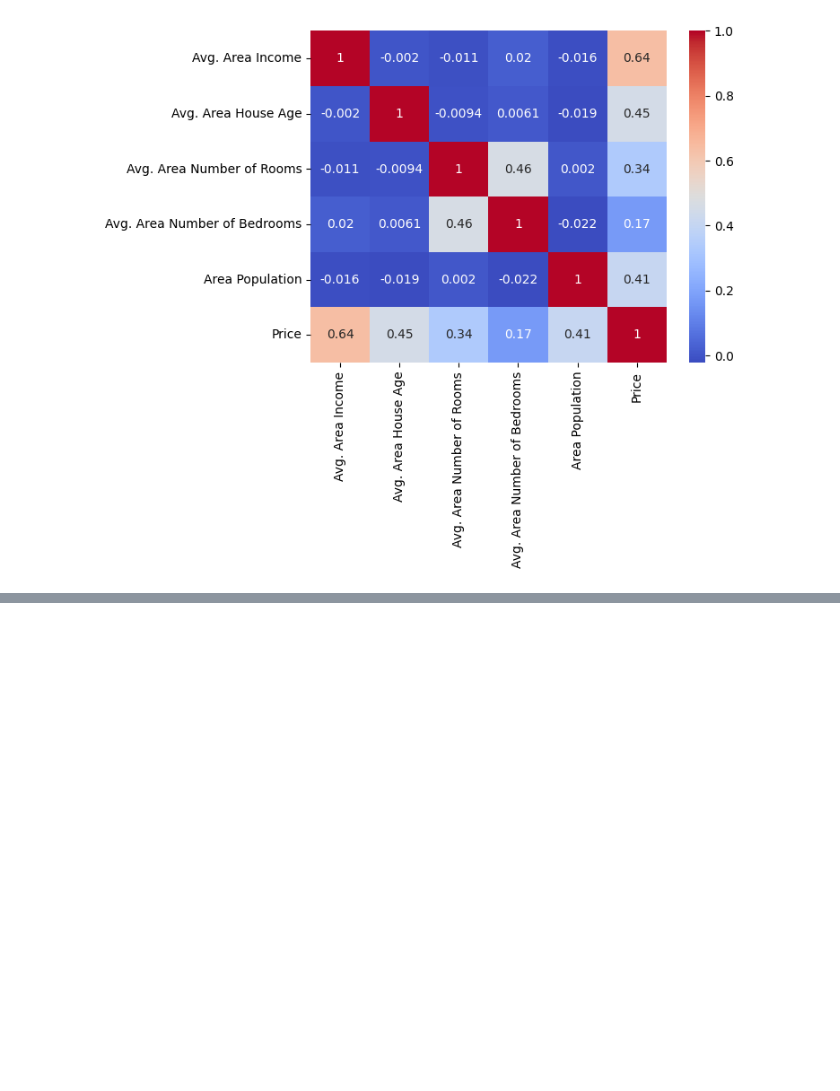
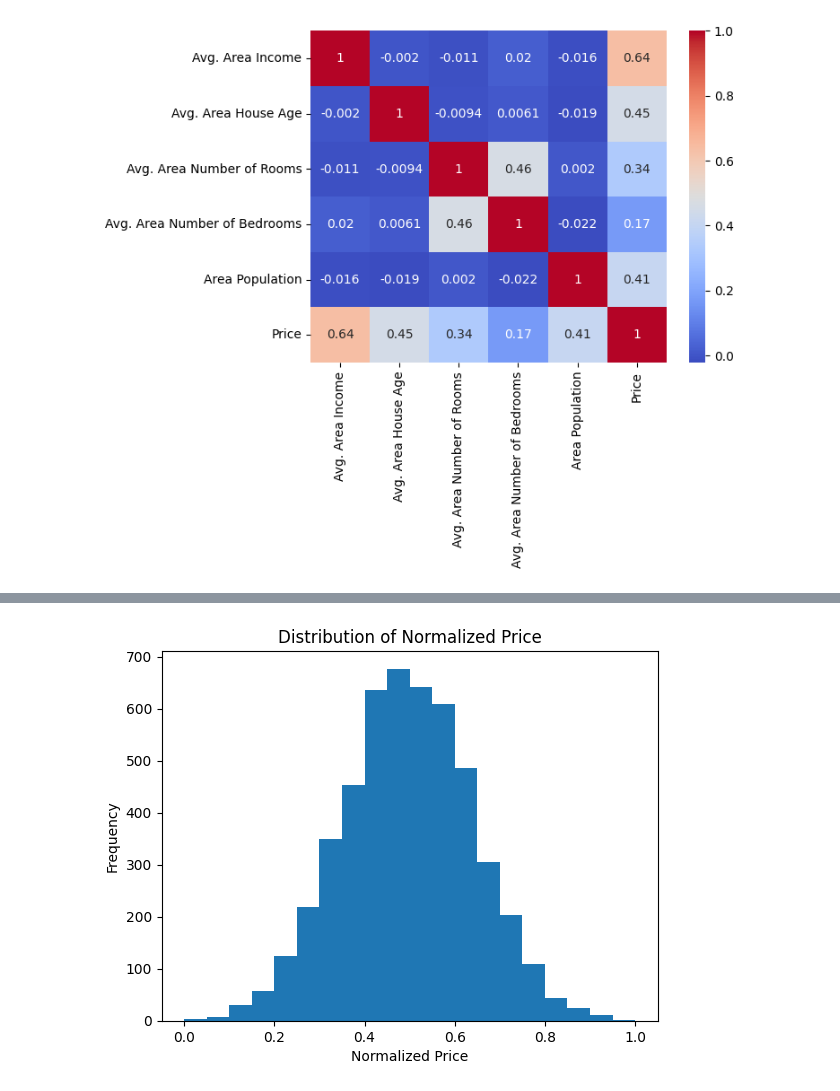
Before and after one commit to 2303a51026/AIML-2025, a Jupyter notebook: LAB04_AIML.ipynb, the cells around one changed output, grey strips where cells are left out. Saved outputs shown, nothing was run; the diff lists cells and outputs as text; code cells hidden in the pictures; blank space fills up the shorter version.

```diff
--- a/LAB04_AIML.ipynb
+++ b/LAB04_AIML.ipynb
@@ -73,0 +152,13 @@ Y = df['Price']
+# %%
+def min_max_scaling(series):
+    return (series - series.min()) / (series.max() - series.min())
+# %%
+df['Price_Normalized'] = min_max_scaling(df['Price'])
+# %%
+plt.hist(df['Price_Normalized'], bins=20)
+plt.title('Distribution of Normalized Price')
+plt.xlabel('Normalized Price')
+plt.ylabel('Frequency')
+plt.show()
+# %% [output]
+[figure, added]
```
Also changed, not shown: parts of 11 cells of this notebook.
